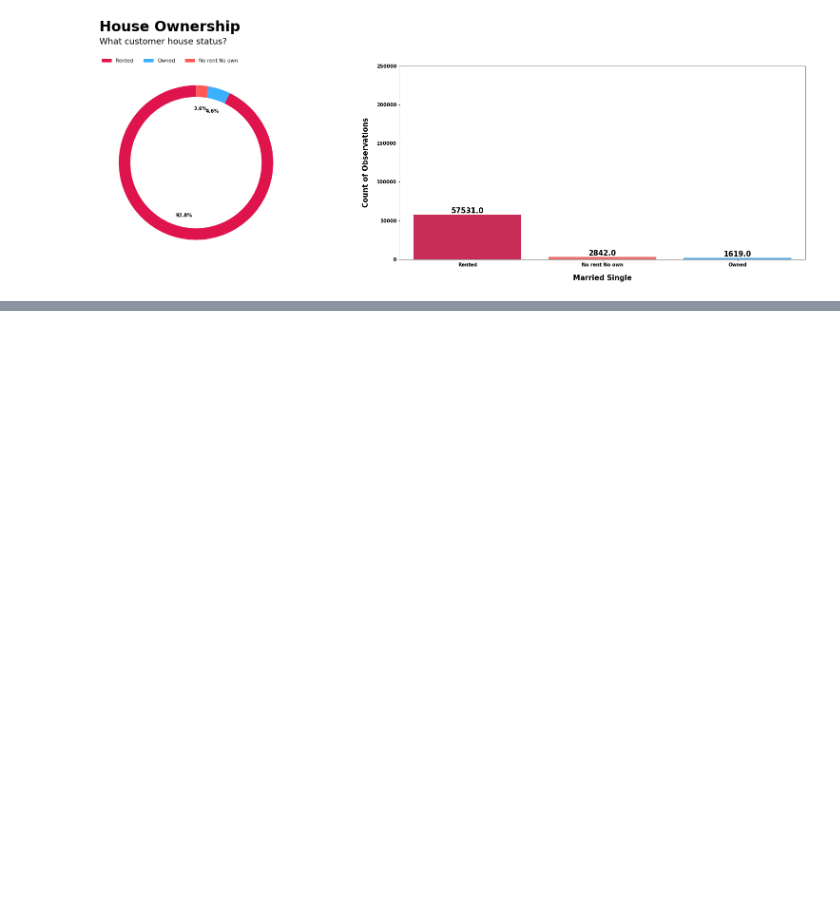
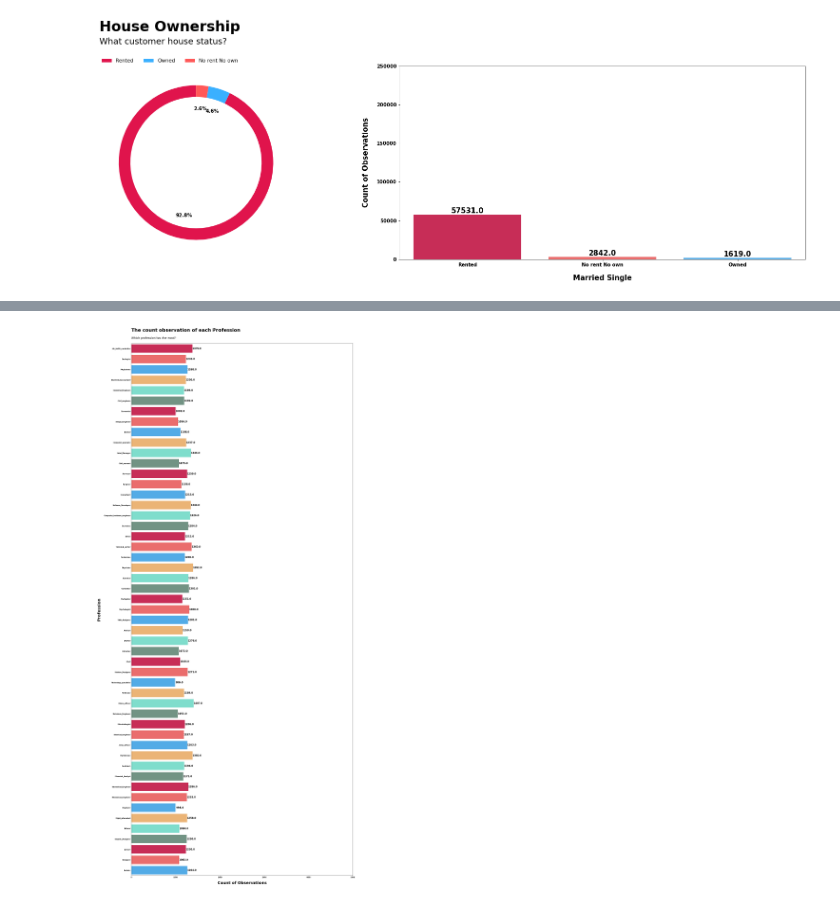
Before and after one commit to masete/Loan-Prediction-based-on-Customer-Behaviour, a Jupyter notebook: eda.ipynb, the cells around one changed output, grey strips where cells are left out. Saved outputs shown, nothing was run; the diff lists cells and outputs as text; code cells hidden in the pictures; blank space fills up the shorter version.

```diff
--- a/eda.ipynb
+++ b/eda.ipynb
@@ -952,0 +975,17 @@ count_pie_plot(datapie=loan_house_ownership,
+# %%
+data = loan
+coly = "profession"
+sizey = 50
+text1 = "The count observation of each Profession"
+text2 = "Which profession has the most?"
+xlabel = "Count of Observations"
+ylabel = "Profession"
+xstart, xend = 0, 5000
+xplus = 100
+ytimes1, ytimes2 = 3.5, 2
+
+countplot_y(data=data, coly=coly, sizey=sizey, xplus=xplus,
+            text1=text1, text2=text2, xlabel=xlabel, ytimes1=ytimes1,
+            ytimes2=ytimes2, ylabel=ylabel, xstart=xstart, xend=xend);
+# %% [output]
+[figure, added]
```
Also changed, not shown: parts of 1 cell of this notebook.
